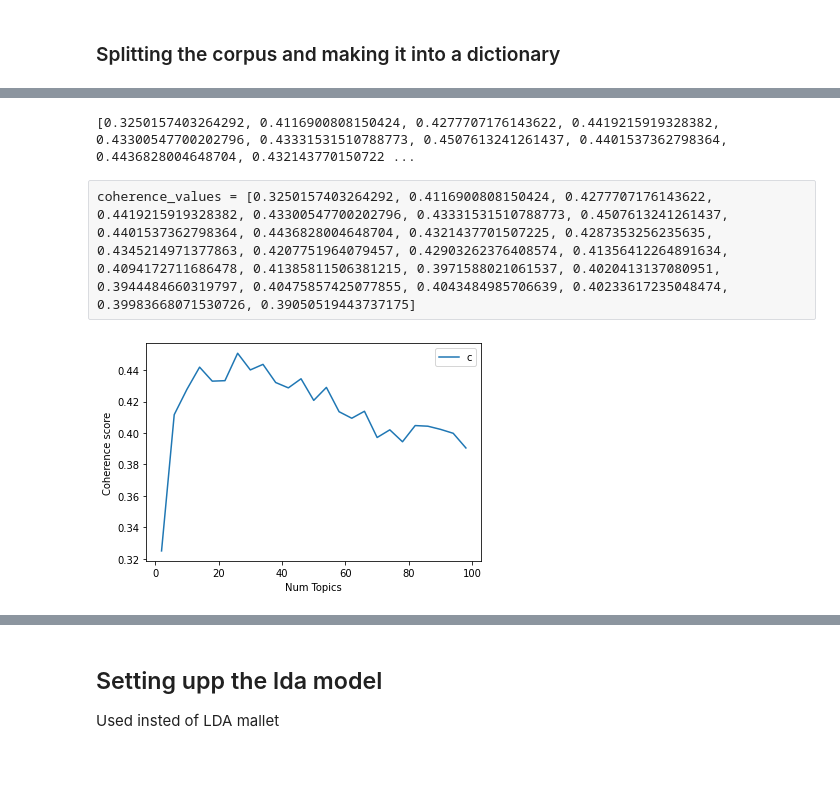
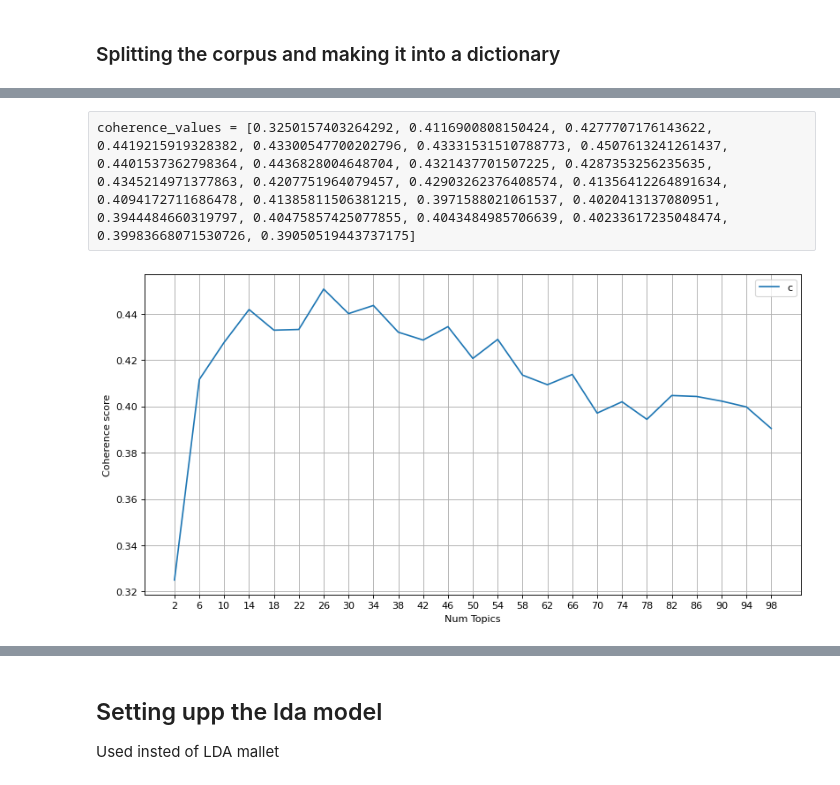
Before and after one commit to richard-johansson/topic_modeling, a Jupyter notebook: testOfTFIDF.ipynb, the cells around one changed output, grey strips where cells are left out. Drawn from its saved outputs; the diff is of its cells as text; code cells hidden in the pictures.

Commit message:
Added coherence graph for every step, table for document over topic and minor code fixes

```diff
--- a/testOfTFIDF.ipynb
+++ b/testOfTFIDF.ipynb
@@ -136,5 +154,5 @@ tfidf_M1 = tfidf_model[M1]
 # %%
-def compute_coherence_values(dictionary, corpus, texts, limit, start=2, step=3):
+def compute_coherence_values(dictionary, corpus, texts, limit, start, step):
     """
     Compute c_v coherence for various number of topics
 
@@ -164,3 +185,3 @@ def compute_coherence_values(dictionary, corpus, texts, limit, start=2, step=3):
 # %%
-# Can take a long time to run.
-model_list, coherence_values = compute_coherence_values(dictionary=dictionary, corpus=M1, texts=corpus_clean_bigram, start=2, limit=102, step=4)
+# Can take a long time to run
+model_list, coherence_values = compute_coherence_values(dictionary=dictionary, corpus=M1, texts=corpus_clean_bigram, limit=104, start=2, step=4)
@@ -167,18 +206,18 @@ model_list, coherence_values = compute_coherence_values(dictionary=dictionary, c
-# %%
-print(coherence_values)
-# %% [output]
-[0.3250157403264292, 0.4116900808150424, 0.4277707176143622, 0.4419215919328382, 0.43300547700202796, 0.43331531510788773, 0.4507613241261437, 0.4401537362798364, 0.4436828004648704, 0.432143770150722 ...
 # %% [raw]
 coherence_values = [0.3250157403264292, 0.4116900808150424, 0.4277707176143622, 0.4419215919328382, 0.43300547700202796, 0.43331531510788773, 0.4507613241261437, 0.4401537362798364, 0.4436828004648704, 0.4321437701507225, 0.4287353256235635, 0.4345214971377863, 0.4207751964079457, 0.42903262376408574, 0.41356412264891634, 0.4094172711686478, 0.41385811506381215, 0.3971588021061537, 0.4020413137080951, 0.3944484660319797, 0.40475857425077855, 0.4043484985706639, 0.40233617235048474, 0.39983668071530726, 0.39050519443737175]
 # %%
-import matplotlib.pyplot as plt
+coherence_values = [0.3250157403264292, 0.4116900808150424, 0.4277707176143622, 0.4419215919328382, 0.43300547700202796, 0.43331531510788773, 0.4507613241261437, 0.4401537362798364, 0.4436828004648704, 0.4321437701507225, 0.4287353256235635, 0.4345214971377863, 0.4207751964079457, 0.42903262376408574, 0.41356412264891634, 0.4094172711686478, 0.41385811506381215, 0.3971588021061537, 0.4020413137080951, 0.3944484660319797, 0.40475857425077855, 0.4043484985706639, 0.40233617235048474, 0.39983668071530726, 0.39050519443737175]
+figure(figsize=(12, 6), dpi=80)
 # Show graph
 limit=102; start=2; step=4;
 x = range(start, limit, step)
+xi = list(x)
 plt.plot(x, coherence_values)
 plt.xlabel("Num Topics")
 plt.ylabel("Coherence score")
+plt.xticks(xi, x)
 plt.legend(("coherence_values"), loc='best')
+plt.grid(True)
 plt.show()
 # %% [output]
-[figure, old version]
+[figure, new version]
```
Also changed, not shown: parts of 35 cells of this notebook.
